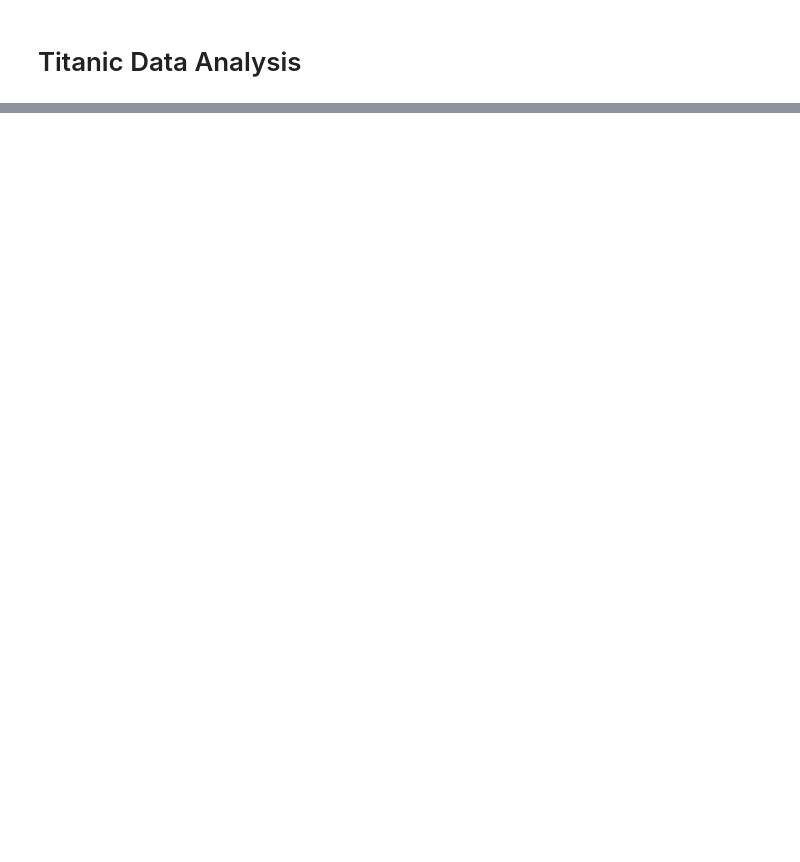
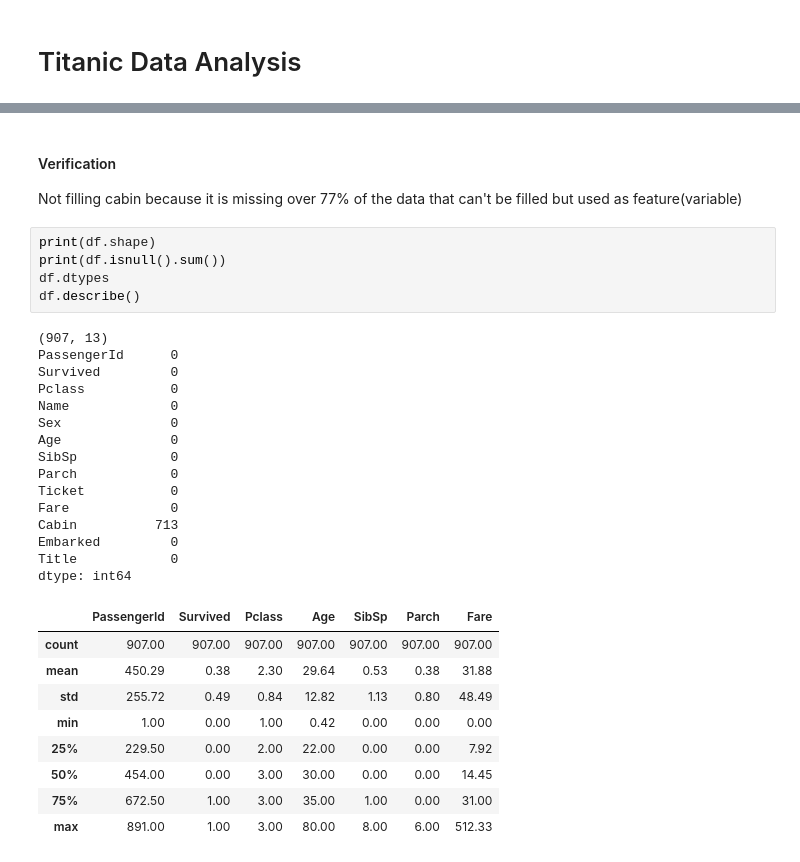
Before and after one commit to dhruv64776477/Titanic-data-analysis, a Jupyter notebook: notebooks/Titanic_Data_Analysis.ipynb, the cells around one changed output, grey strips where cells are left out. Cells and saved outputs as stored; diff of their text form; blank space fills up the shorter version.

```diff
--- a/notebooks/Titanic_Data_Analysis.ipynb
+++ b/notebooks/Titanic_Data_Analysis.ipynb
@@ -25,0 +423,33 @@ df.head()
+# %% [markdown]
+#### Verification
+Not filling cabin because it is missing over 77% of the data that can't be filled but used as feature(variable)
+# %%
+print(df.shape)
+print(df.isnull().sum())
+df.dtypes
+df.describe()
+# %% [output]
+(907, 13)
+PassengerId      0
+Survived         0
+Pclass           0
+Name             0
+Sex              0
+Age              0
+SibSp            0
+Parch            0
+Ticket           0
+Fare             0
+Cabin          713
+Embarked         0
+Title            0
+dtype: int64
+|  | PassengerId | Survived | Pclass | Age | SibSp | Parch | Fare |
+| count | 907.00 | 907.00 | 907.00 | 907.00 | 907.00 | 907.00 | 907.00 |
+| mean | 450.29 | 0.38 | 2.30 | 29.64 | 0.53 | 0.38 | 31.88 |
+| std | 255.72 | 0.49 | 0.84 | 12.82 | 1.13 | 0.80 | 48.49 |
+| min | 1.00 | 0.00 | 1.00 | 0.42 | 0.00 | 0.00 | 0.00 |
+| 25% | 229.50 | 0.00 | 2.00 | 22.00 | 0.00 | 0.00 | 7.92 |
+| 50% | 454.00 | 0.00 | 3.00 | 30.00 | 0.00 | 0.00 | 14.45 |
+| 75% | 672.50 | 1.00 | 3.00 | 35.00 | 1.00 | 0.00 | 31.00 |
+| max | 891.00 | 1.00 | 3.00 | 80.00 | 8.00 | 6.00 | 512.33 |
```
Also changed, not shown: parts of 46 cells of this notebook, 3 other files.
